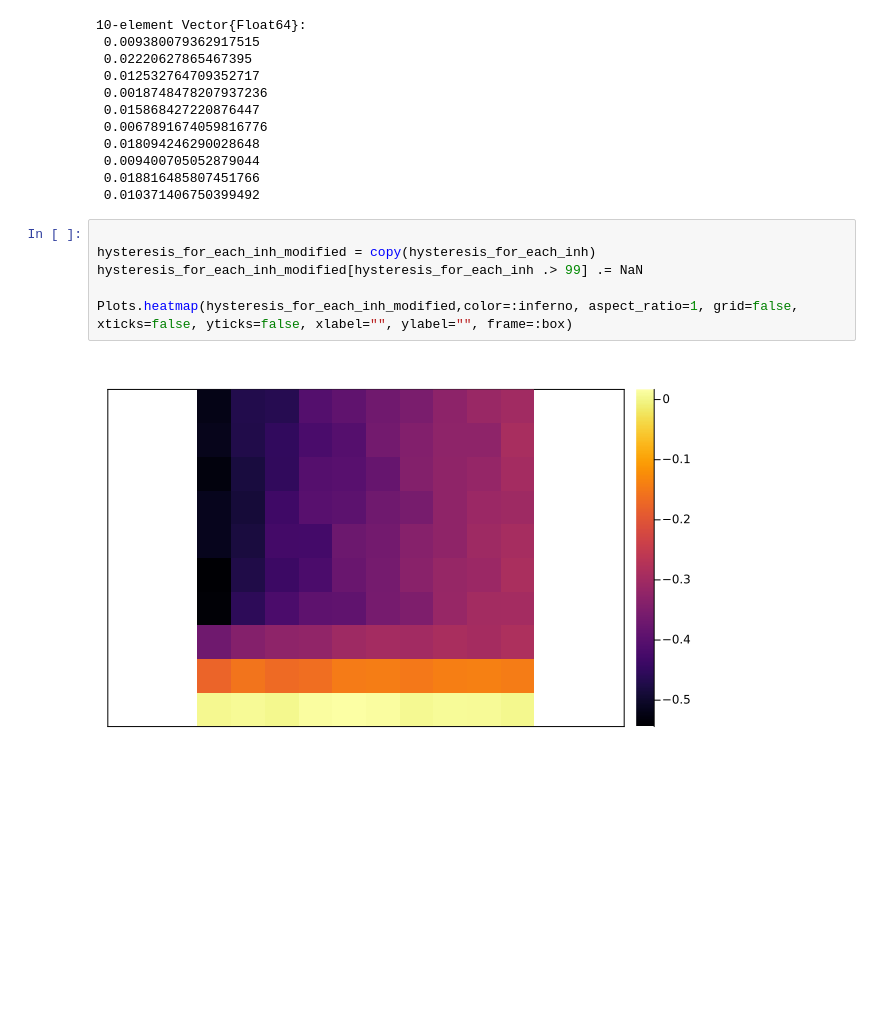
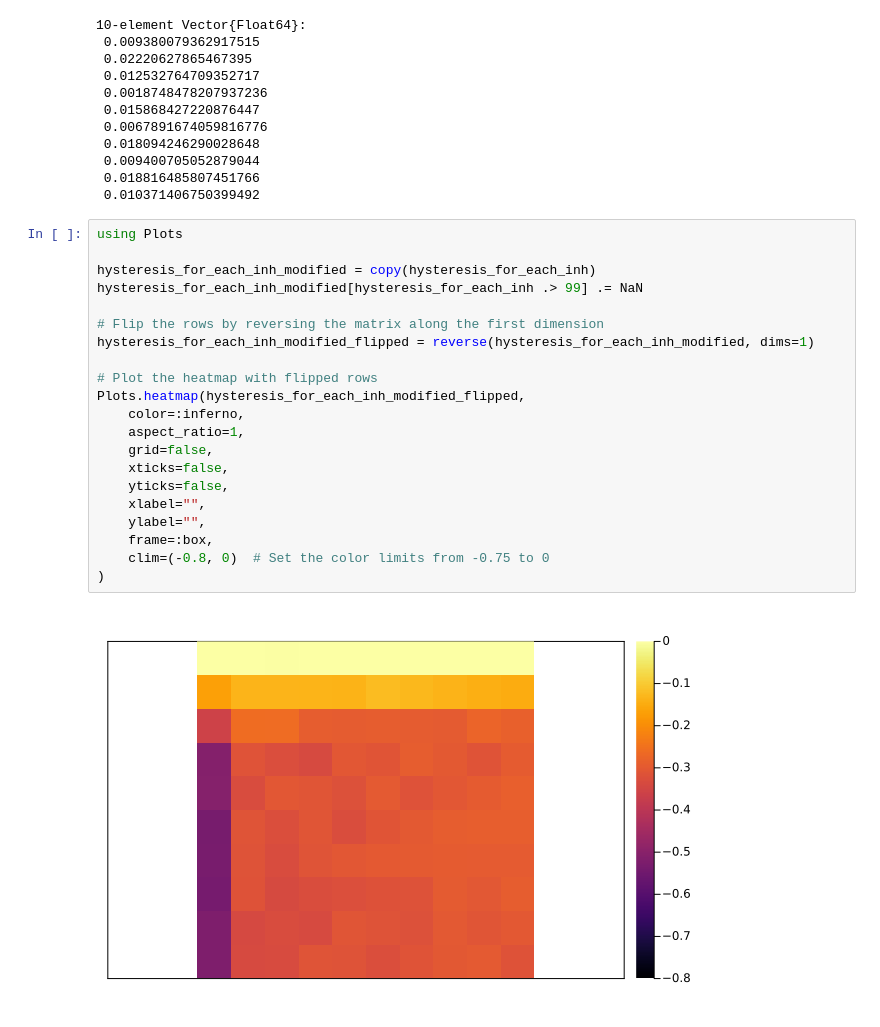
Before and after one commit to natmtc/flexible-motoneuron-control, a Jupyter notebook: Heatmap_Inh_Hysteresis.ipynb, the cells around one changed output. Drawn from its saved outputs; the diff is of its cells as text; blank space fills up the shorter version.

```diff
--- a/Heatmap_Inh_Hysteresis.ipynb
+++ b/Heatmap_Inh_Hysteresis.ipynb
@@ -271,10 +276,25 @@ hysteresis_for_each_inh[1,:]
  0.018816485807451766
  0.010371406750399492
 # %%
+using Plots
 
 hysteresis_for_each_inh_modified = copy(hysteresis_for_each_inh)
 hysteresis_for_each_inh_modified[hysteresis_for_each_inh .> 99] .= NaN
 
-Plots.heatmap(hysteresis_for_each_inh_modified,color=:inferno, aspect_ratio=1, grid=false, xticks=false, yticks=false, xlabel="", ylabel="", frame=:box)
+# Flip the rows by reversing the matrix along the first dimension
+hysteresis_for_each_inh_modified_flipped = reverse(hysteresis_for_each_inh_modified, dims=1)
+
+# Plot the heatmap with flipped rows
+Plots.heatmap(hysteresis_for_each_inh_modified_flipped,
+    color=:inferno,
+    aspect_ratio=1,
+    grid=false,
+    xticks=false,
+    yticks=false,
+    xlabel="",
+    ylabel="",
+    frame=:box,
+    clim=(-0.8, 0)  # Set the color limits from -0.75 to 0
+)
 # %% [output]
-[figure, old version]
+[figure, new version]
```
Also changed, not shown: parts of 5 cells of this notebook, 2 other files.
